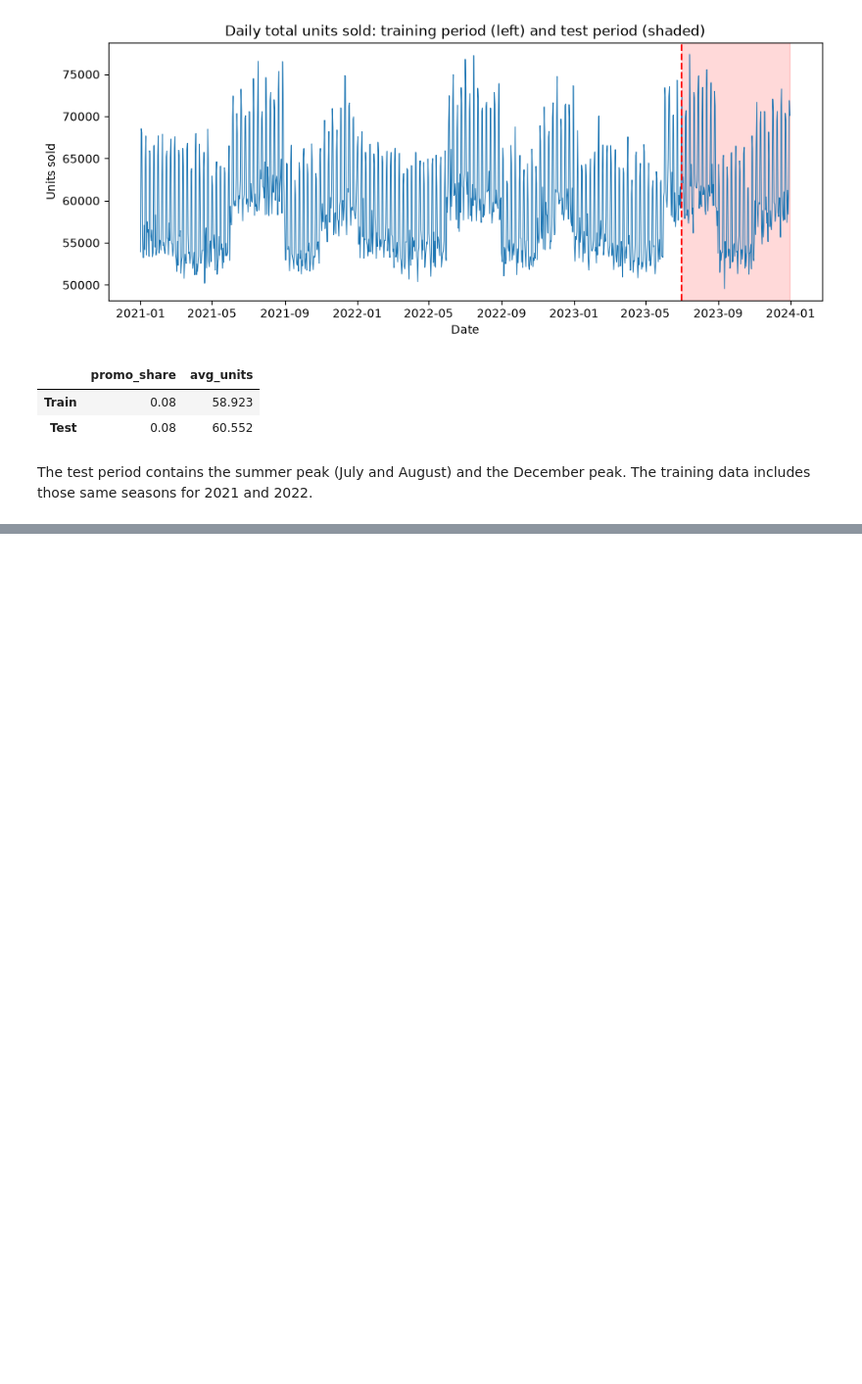
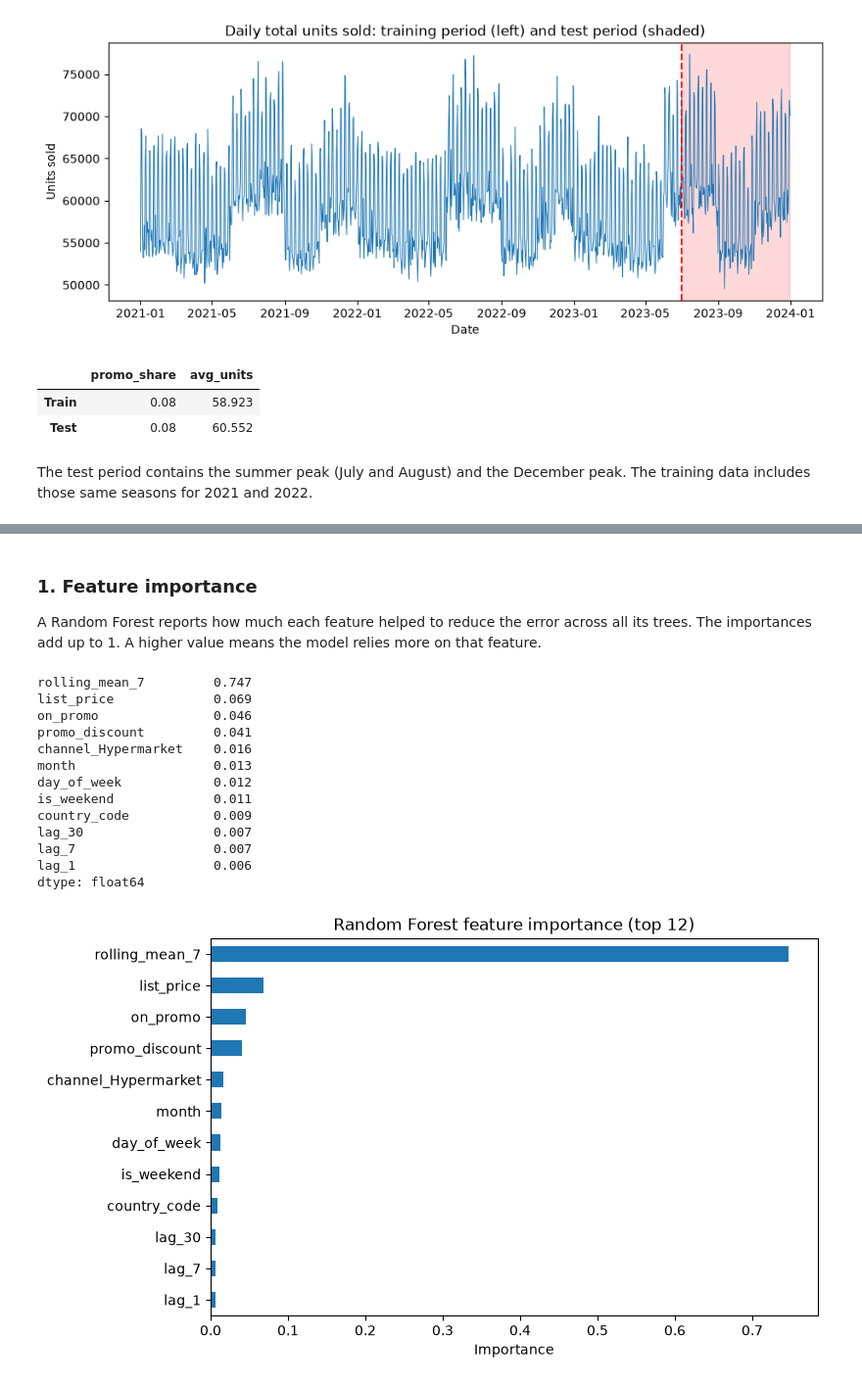
Before and after one commit to Chebet-Koske/data-ladder-capstone-project, a Jupyter notebook: notebooks/capstone_code.ipynb, the cells around one changed output, grey strips where cells are left out. Shown at 98% size. Saved outputs shown, nothing was run; the diff lists cells and outputs as text; code cells hidden in the pictures; blank space fills up the shorter version.

```diff
--- a/notebooks/capstone_code.ipynb
+++ b/notebooks/capstone_code.ipynb
@@ -1027,0 +1212,10 @@ The test period contains the summer peak (July and August) and the December peak
+# %%
+SPLIT_DATE = pd.Timestamp("2023-07-01")   # same split as in Step 3
+
+# Keep an unscaled copy of lag_7: it is the "same day last week" benchmark forecast used in Step 5
+model_df["lag_7_raw"] = model_df["lag_7"]
+
+train_df = model_df[model_df["date"] < SPLIT_DATE].copy()
+test_df = model_df[model_df["date"] >= SPLIT_DATE].copy()
+print("Train:", len(train_df), "rows | Test:", len(test_df), "rows")
+print("Training ends before test starts:", train_df["date"].max() < test_df["date"].min())
@@ -1027,0 +1366,10 @@ The test period contains the summer peak (July and August) and the December peak
+# %%
+predictions = {}
+
+# 1) Naive benchmark: same weekday last week (unscaled copy of lag_7)
+predictions["Naive (same day last week)"] = test_scaled["lag_7_raw"].values
+
+# 2) Linear Regression
+lr_reg = LinearRegression()
+lr_reg.fit(X_train, y_train)
+predictions["Linear Regression"] = np.clip(lr_reg.predict(X_test), 0, None)
@@ -1027,0 +1578,31 @@ The test period contains the summer peak (July and August) and the December peak
+# %% [markdown]
+### 1. Feature importance
+A Random Forest reports how much each feature helped to reduce the error across all its trees. The importances add up to 1. A higher value means the model relies more on that feature.
+# %%
+# The feature names are stored inside the fitted model
+feature_cols = list(rf_reg.feature_names_in_)
+
+importance = pd.Series(rf_reg.feature_importances_, index=feature_cols).sort_values(ascending=False)
+print(importance.round(3).head(12))
+
+# Bar chart of the 12 most important features (reversed so the biggest is at the top)
+plt.figure(figsize=(8, 5))
+importance.head(12)[::-1].plot(kind="barh")
+plt.title("Random Forest feature importance (top 12)")
+plt.xlabel("Importance")
+plt.show()
+# %% [output]
+rolling_mean_7         0.747
+list_price             0.069
+on_promo               0.046
+promo_discount         0.041
+channel_Hypermarket    0.016
+month                  0.013
+day_of_week            0.012
+is_weekend             0.011
+country_code           0.009
+lag_30                 0.007
+lag_7                  0.007
+lag_1                  0.006
+dtype: float64
+[figure, added]
```
Also changed, not shown: parts of 68 cells of this notebook.
